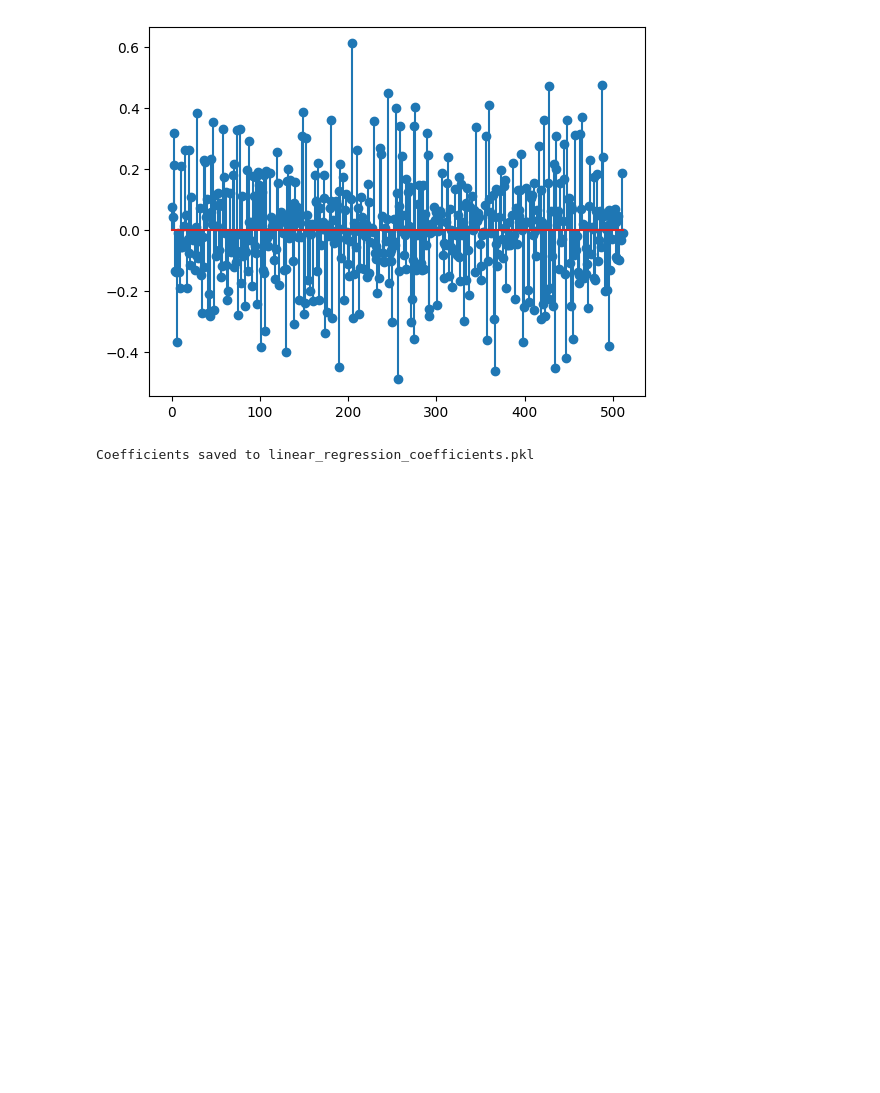
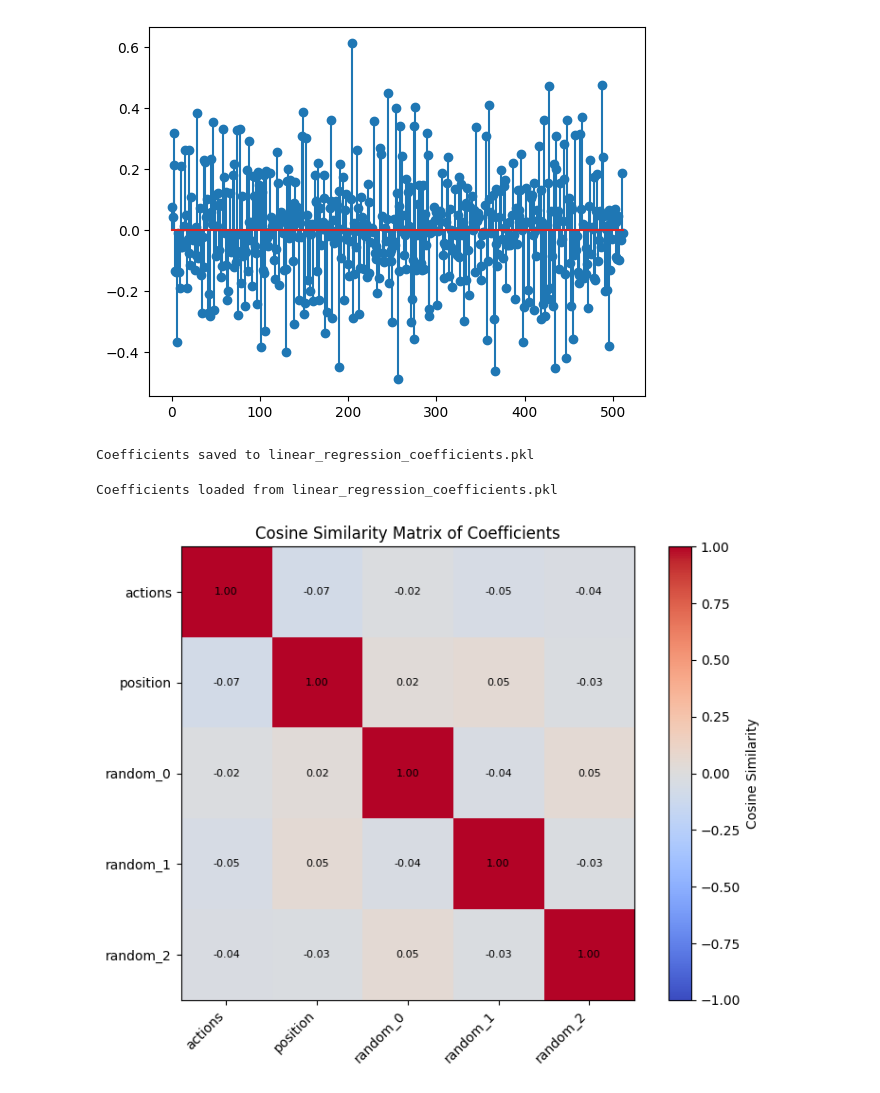
Before and after one commit to dynamical-inference/tdmpc2, a Jupyter notebook: analysis/25-12-15-pos_w_cartpole-swingup-noncenter.ipynb, the cells around one changed output. Drawn from its saved outputs; the diff is of its cells as text; code cells hidden in the pictures; blank space fills up the shorter version.

```diff
--- a/analysis/25-12-15-pos_w_cartpole-swingup-noncenter.ipynb
+++ b/analysis/25-12-15-pos_w_cartpole-swingup-noncenter.ipynb
@@ -114,3 +117,47 @@ with open(
 print("Coefficients saved to linear_regression_coefficients.pkl")
 # %% [output]
 Coefficients saved to linear_regression_coefficients.pkl
+# %%
+# Load coefficients from file
+with open(
+        '/home/hgf_hmgu/hgf_gib4562/tdmpc2/sweeps/sweep_data/25-12-15-control-position-cartpole-swingup-noncentered/w_lr_coefs_noncentered.pkl',
+        'rb') as f:
+    results_dict = pickle.load(f)
+
+print("Coefficients loaded from linear_regression_coefficients.pkl")
+# %% [output]
+Coefficients loaded from linear_regression_coefficients.pkl
+# %%
+# Compute cosine similarity matrix
+from sklearn.metrics.pairwise import cosine_similarity
+
+# Extract all coefficient vectors
+keys = list(results_dict.keys())
+coef_matrix = np.array([results_dict[key]['coef'].squeeze() for key in keys])
+
+# Compute cosine similarity
+cos_sim_matrix = cosine_similarity(coef_matrix)
+
+# Plot confusion matrix
+plt.figure(figsize=(8, 6))
+plt.imshow(cos_sim_matrix, cmap='coolwarm', vmin=-1, vmax=1)
+plt.colorbar(label='Cosine Similarity')
+plt.xticks(range(len(keys)), keys, rotation=45, ha='right')
+plt.yticks(range(len(keys)), keys)
+plt.title('Cosine Similarity Matrix of Coefficients')
+
+# Add text annotations
+for i in range(len(keys)):
+    for j in range(len(keys)):
+        text = plt.text(j,
+                        i,
+                        f'{cos_sim_matrix[i, j]:.2f}',
+                        ha="center",
+                        va="center",
+                        color="black",
+                        fontsize=8)
+
+plt.tight_layout()
+plt.show()
+# %% [output]
+[figure, added]
```
Also changed, not shown: parts of 7 cells of this notebook, 1 other file.
